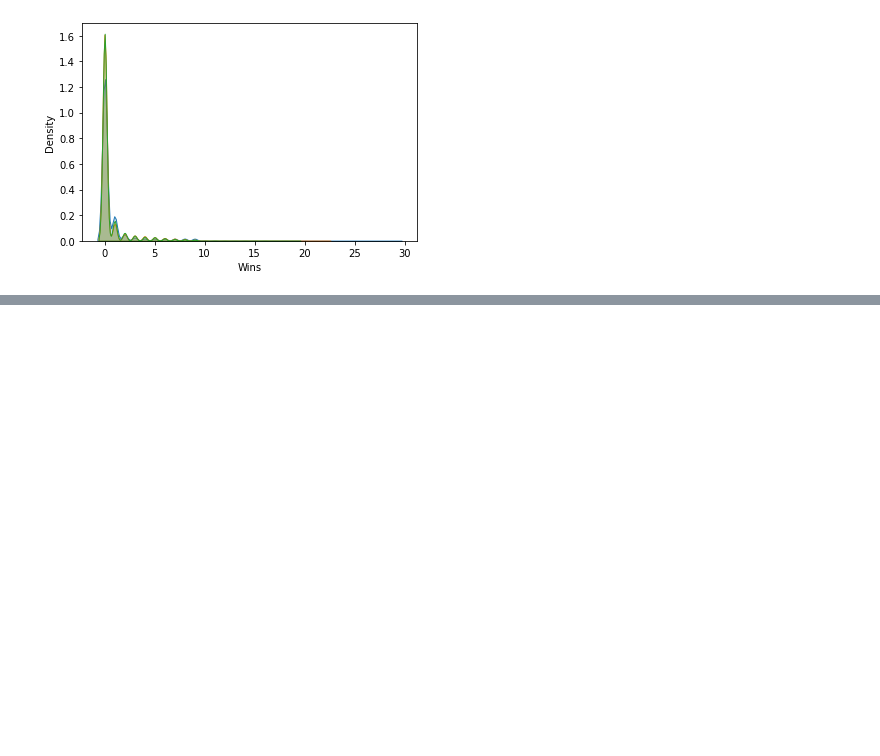
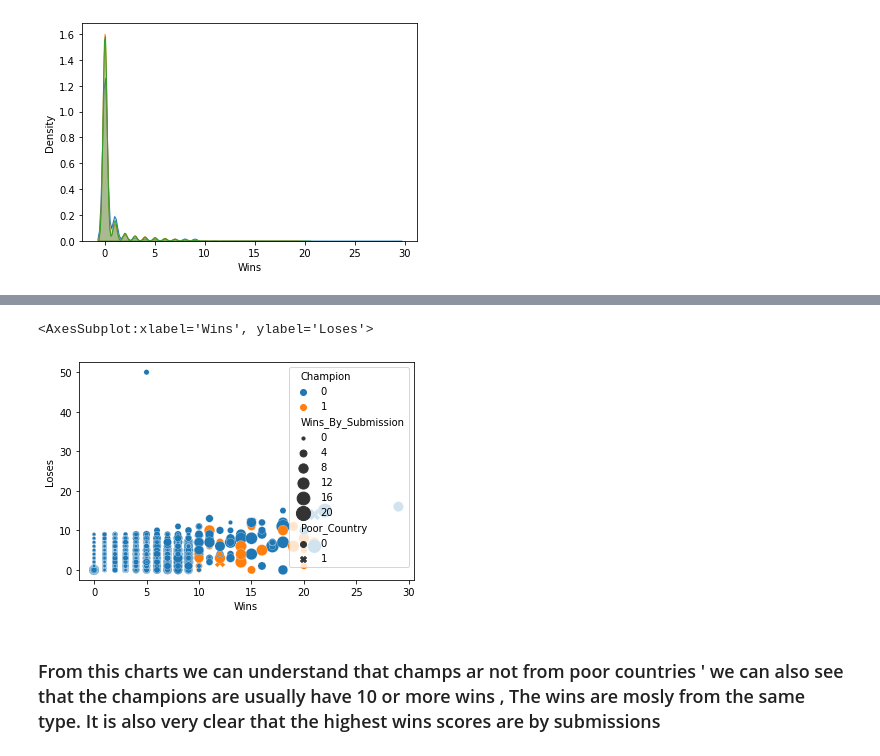
Before and after one commit to omriglevi/DataScience-Final, a Jupyter notebook: Data Science Final Project.ipynb, the cells around one changed output, grey strips where cells are left out. Saved outputs shown, nothing was run; the diff lists cells and outputs as text; code cells hidden in the pictures; blank space fills up the shorter version.

```diff
--- a/Data Science Final Project.ipynb
+++ b/Data Science Final Project.ipynb
@@ -445,0 +578,7 @@ array(['Belarus ', 'USA', 'SWE', 'HAI', 'BRA', 'RUS', 'CAM', 'SYR', 'POL',
+# %%
+sns.scatterplot(x='Wins' , y='Loses' , s=100 , hue='Champion',style='Poor_Country',size='Wins_By_Submission',sizes=(10,200),data=df)
+# %% [output]
+<AxesSubplot:xlabel='Wins', ylabel='Loses'>
+[figure, added]
+# %% [markdown]
+<h3>From this charts we can understand that champs ar not from poor countries ' we can also see that the champions are usually  have 10 or more wins , The wins are mosly from the same type. It is also very clear that the highest wins scores are by submissions </h3>
```
Also changed, not shown: parts of 16 cells of this notebook, 7 other files.
